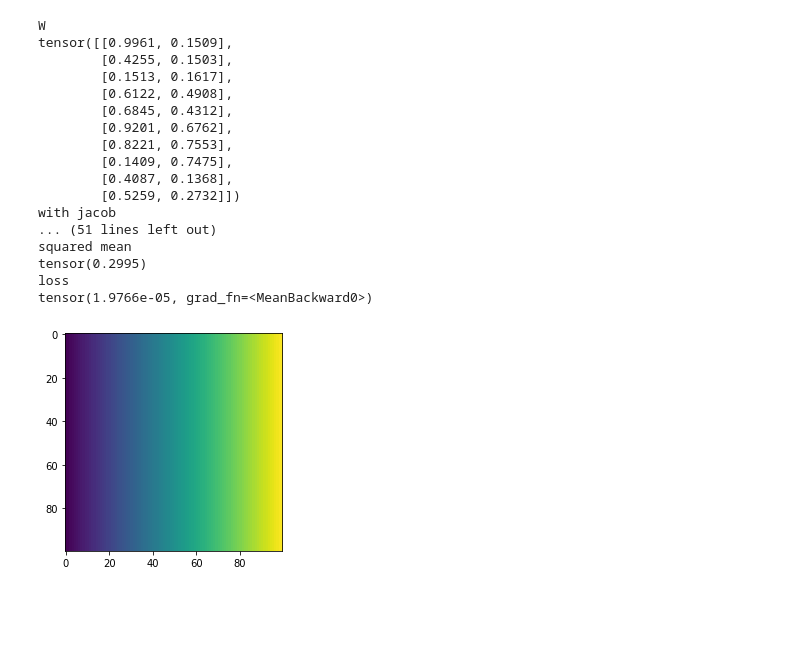
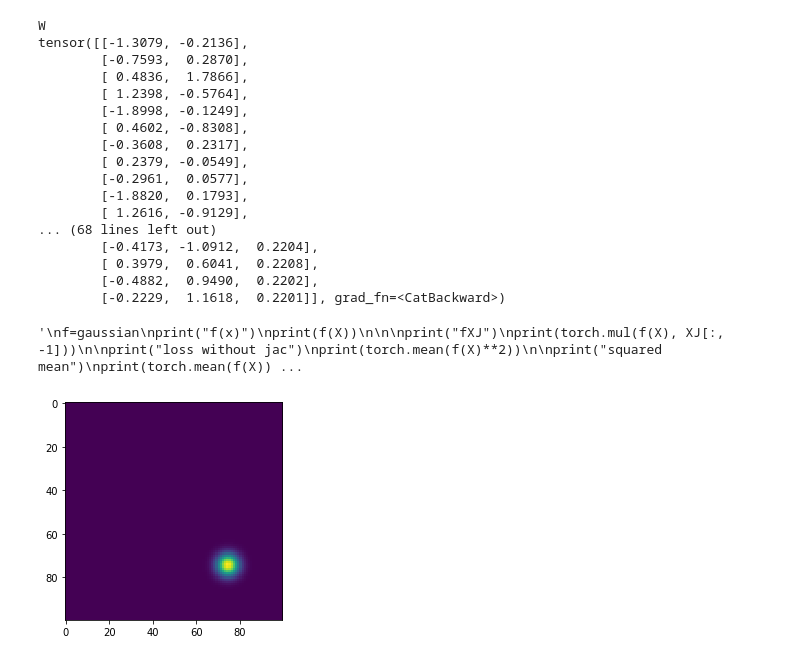
Before and after one commit to NGoetz/NF, a Jupyter notebook: NISTestv2.ipynb, the cells around one changed output. Drawn from its saved outputs; the diff is of its cells as text; code cells hidden in the pictures; blank space fills up the shorter version.

```diff
--- a/NISTestv2.ipynb
+++ b/NISTestv2.ipynb
@@ -8,16 +8,16 @@ def step(x):
     a=torch.zeros_like(x[:,0])
     b=torch.ones_like(x[:,0])
 
-    return torch.where(abs(x[:,0])>0.5,a,b)
+    return torch.where(torch.max(abs(x[:,0]), abs(x[:,1]))>1,a,b)
 
 def gaussian(x):
-    return torch.exp( -torch.sum((x)**2,-1))
+    return torch.exp( -((x[:,0]-2)**2+(x[:,1]-2)**2)/(1**2))
 
 def gaussianb(x):
     return torch.exp( -(x)**2)[:,0]
 
 def gaussianbnp(x):
-    return np.exp( -(x)**2 )[:,0]
+    return np.exp( -((x[:,0]+1)**2+(x[:,1])**2) )
 
 def gaussiannp(x):
     return np.exp( -(x[:,0])**2 )
@@ -70,6 +83,6 @@ a2.title.set_text('Standard Deviation')
 # %%
-w = torch.empty(10, NF.n_flow)
-torch.nn.init.uniform_(w,0,1)
+w = torch.empty(20, NF.n_flow)
+torch.nn.init.normal_(w)
 
 print("W")
 print(w)
@@ -77,22 +90,23 @@ print(w)
 print("with jacob")                  # Output a sample of (phase-space point, forward Jacobian)
 print(NF.format_input(w))
 
-print("mapped")
-print(NF.format_input(100*torch.tan((w-0.5)*(np.pi))))
-XJ=NF.model(NF.format_input(100*torch.tan((w-0.5)*(np.pi))))
+#print("mapped")
+#print(NF.format_input(100*torch.tan((w-0.5)*(np.pi))))
+XJ=NF.model(NF.format_input(w))
 
 
                     # Separate the points and their Jacobians:
 print("XJ")
 print(XJ)# This sample is fixed, we optimize the Jacobian
-K = ((XJ[:, :-1]).detach())
-X=torch.atan(K/100)/np.pi+0.5
-#X=torch.tan((X-0.5)*(np.pi))
-print("X")
-print(X)
-#print("diff")
-#print(X[:,0]-w[:,1])
 
+XJ2=NF.best_model(NF.format_input(w))
+
+
+                    # Separate the points and their Jacobians:
+print("XJ2")
+print(XJ2)
+
+"""
 f=gaussian
 print("f(x)")
 print(f(X))
@@ -109,33 +123,36 @@ print(torch.mean(f(X))**2)
 
 print("loss")
 print(torch.mean(torch.mul(f(X), XJ[:, -1])**2))
+
+"""
 # %% [output]
 W
-tensor([[0.9961, 0.1509],
-        [0.4255, 0.1503],
-        [0.1513, 0.1617],
-        [0.6122, 0.4908],
-        [0.6845, 0.4312],
-        [0.9201, 0.6762],
-        [0.8221, 0.7553],
-        [0.1409, 0.7475],
-        [0.4087, 0.1368],
-        [0.5259, 0.2732]])
-with jacob
-... (51 lines left out)
-squared mean
-tensor(0.2995)
-loss
-tensor(1.9766e-05, grad_fn=<MeanBackward0>)
+tensor([[-1.3079, -0.2136],
+        [-0.7593,  0.2870],
+        [ 0.4836,  1.7866],
+        [ 1.2398, -0.5764],
+        [-1.8998, -0.1249],
+        [ 0.4602, -0.8308],
+        [-0.3608,  0.2317],
+        [ 0.2379, -0.0549],
+        [-0.2961,  0.0577],
+        [-1.8820,  0.1793],
+        [ 1.2616, -0.9129],
+... (68 lines left out)
+        [-0.4173, -1.0912,  0.2204],
+        [ 0.3979,  0.6041,  0.2208],
+        [-0.4882,  0.9490,  0.2202],
+        [-0.2229,  1.1618,  0.2201]], grad_fn=<CatBackward>)
+'\nf=gaussian\nprint("f(x)")\nprint(f(X))\n\n\nprint("fXJ")\nprint(torch.mul(f(X), XJ[:, -1]))\n\nprint("loss without jac")\nprint(torch.mean(f(X)**2))\n\nprint("squared mean")\nprint(torch.mean(f(X)) ...
 # %%
-xs = np.linspace(0,1,100)
-ys = np.linspace(1,0,100) # in images the y axis is inverted
+xs = np.linspace(-10,10,100)
+ys = np.linspace(10,-10,100) # in images the y axis is inverted
 Xs,Ys = np.meshgrid(xs,ys)
-zs=lin(np.array(list(zip(Xs.reshape(100*100),Ys.reshape(100*100)))).astype(np.float32)).reshape(100,100)
+zs=gaussianbnp(np.array(list(zip(Xs.reshape(100*100),Ys.reshape(100*100)))).astype(np.float32)).reshape(100,100)
 plt.imshow(zs)
 plt.show()
 # %% [output]
-[figure, old version]
+[figure, new version]
 # %%
 print("reset")
 NF.create_model(n_pass_through=1,n_cells=1, nn_width=2, NN=[20,20,20], roll_step=1)
```
Also changed, not shown: parts of 9 cells of this notebook, 2 other files.
